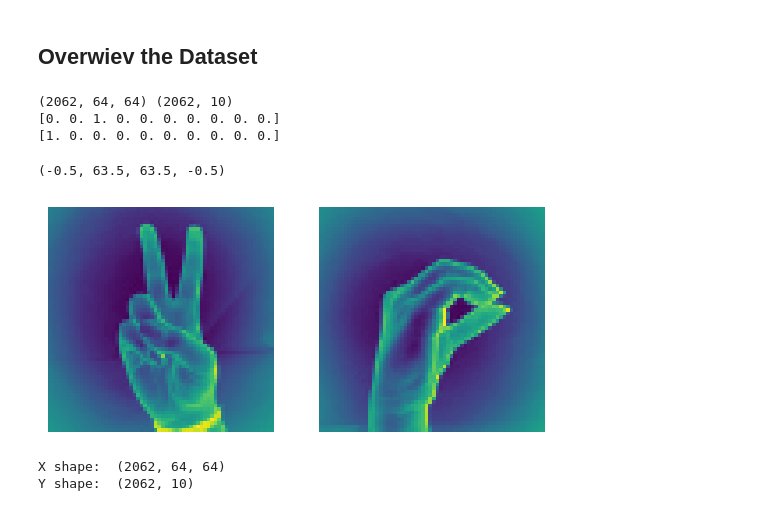
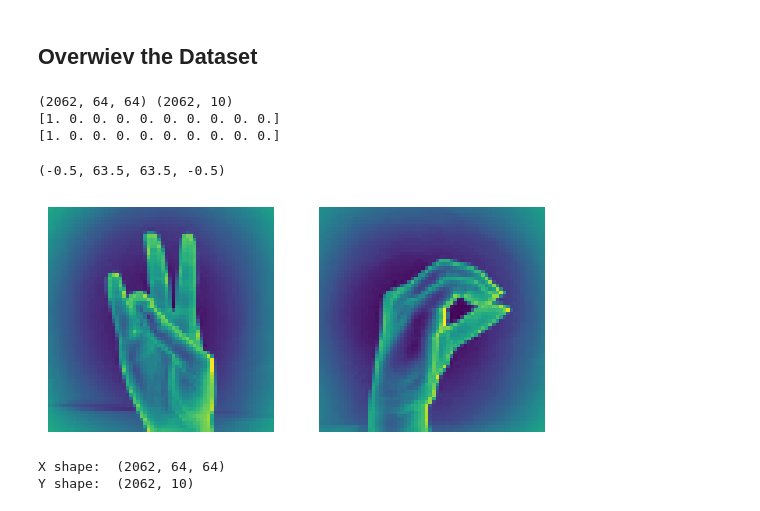
Before and after one commit to imbilalyilmaz/sign_language_cnn, a Jupyter notebook: main.ipynb, the cells around one changed output. Saved outputs shown, nothing was run; the diff lists cells and outputs as text; code cells hidden in the pictures.

```diff
--- a/main.ipynb
+++ b/main.ipynb
@@ -7,24 +7,24 @@ import matplotlib.pyplot as plt
 # %%
 X = np.load('./sign-language-digits-dataset/X.npy')
 y = np.load('./sign-language-digits-dataset/Y.npy')
 print(X.shape, y.shape)
 
 img_size = 64
-print(y[564])
+print(y[160])
 plt.subplot(1,2,1)
-plt.imshow(X[564].reshape(img_size,img_size))
+plt.imshow(X[1600].reshape(img_size,img_size))
 plt.axis('off')
 
 print(y[1])
 plt.subplot(1,2,2)
 plt.imshow(X[1].reshape(img_size,img_size))
 plt.axis('off')
 # %% [output]
 (2062, 64, 64) (2062, 10)
-[0. 0. 1. 0. 0. 0. 0. 0. 0. 0.]
 [1. 0. 0. 0. 0. 0. 0. 0. 0. 0.]
+[1. 0. 0. 0. 0. 0. 0. 0. 0. 0.]
 (-0.5, 63.5, 63.5, -0.5)
-[figure, old version]
+[figure, new version]
 # %%
 print("X shape: " , X.shape)
 print("Y shape: " , y.shape)
```
